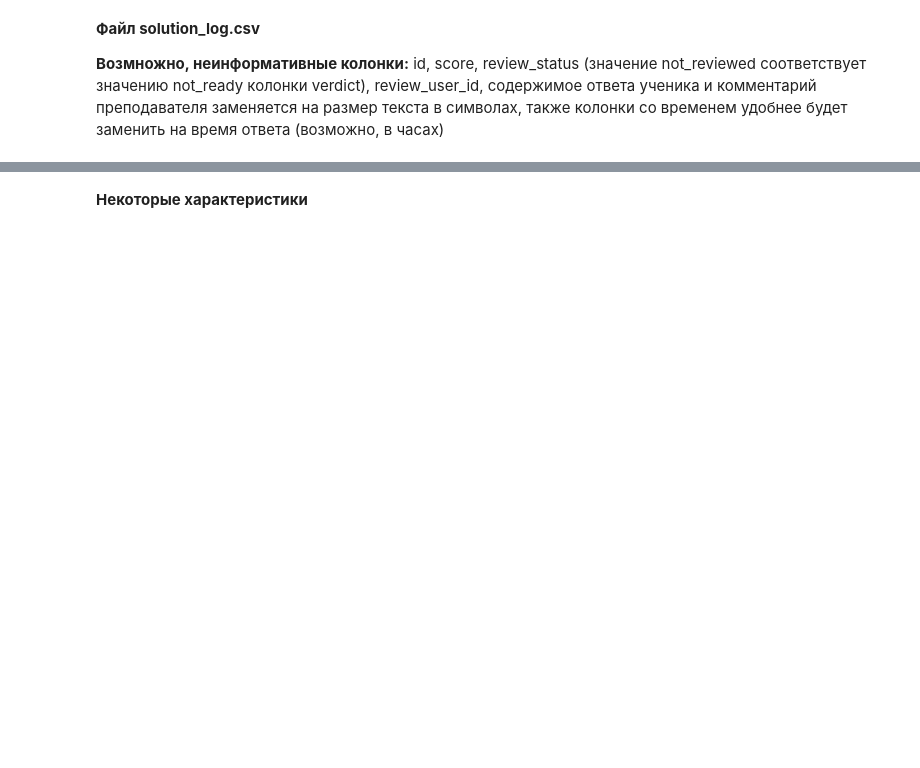
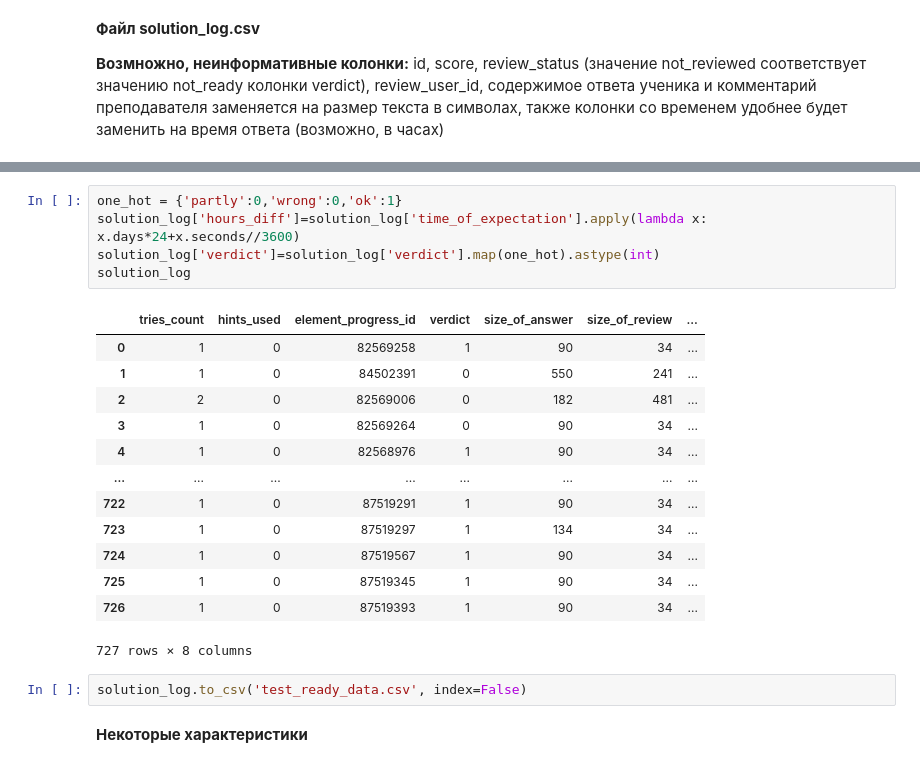
Before and after one commit to deethereal/Sirius_project, a Jupyter notebook: data_proc.ipynb, the cells around one changed output, grey strips where cells are left out. Drawn from its saved outputs; the diff is of its cells as text; blank space fills up the shorter version.

```diff
--- a/data_proc.ipynb
+++ b/data_proc.ipynb
@@ -280,2 +297,23 @@ solution_log
+# %%
+one_hot = {'partly':0,'wrong':0,'ok':1}
+solution_log['hours_diff']=solution_log['time_of_expectation'].apply(lambda x: x.days*24+x.seconds//3600)
+solution_log['verdict']=solution_log['verdict'].map(one_hot).astype(int)
+solution_log
+# %% [output]
+|  | tries_count | hints_used | element_progress_id | verdict | size_of_answer | size_of_review | ... |
+| 0 | 1 | 0 | 82569258 | 1 | 90 | 34 | ... |
+| 1 | 1 | 0 | 84502391 | 0 | 550 | 241 | ... |
+| 2 | 2 | 0 | 82569006 | 0 | 182 | 481 | ... |
+| 3 | 1 | 0 | 82569264 | 0 | 90 | 34 | ... |
+| 4 | 1 | 0 | 82568976 | 1 | 90 | 34 | ... |
+| ... | ... | ... | ... | ... | ... | ... | ... |
+| 722 | 1 | 0 | 87519291 | 1 | 90 | 34 | ... |
+| 723 | 1 | 0 | 87519297 | 1 | 134 | 34 | ... |
+| 724 | 1 | 0 | 87519567 | 1 | 90 | 34 | ... |
+| 725 | 1 | 0 | 87519345 | 1 | 90 | 34 | ... |
+| 726 | 1 | 0 | 87519393 | 1 | 90 | 34 | ... |
+727 rows × 8 columns
+# %%
+solution_log.to_csv('test_ready_data.csv', index=False)
 # %% [markdown]
 __Некоторые характеристики__
```
Also changed, not shown: parts of 4 cells of this notebook, 1 other file.
